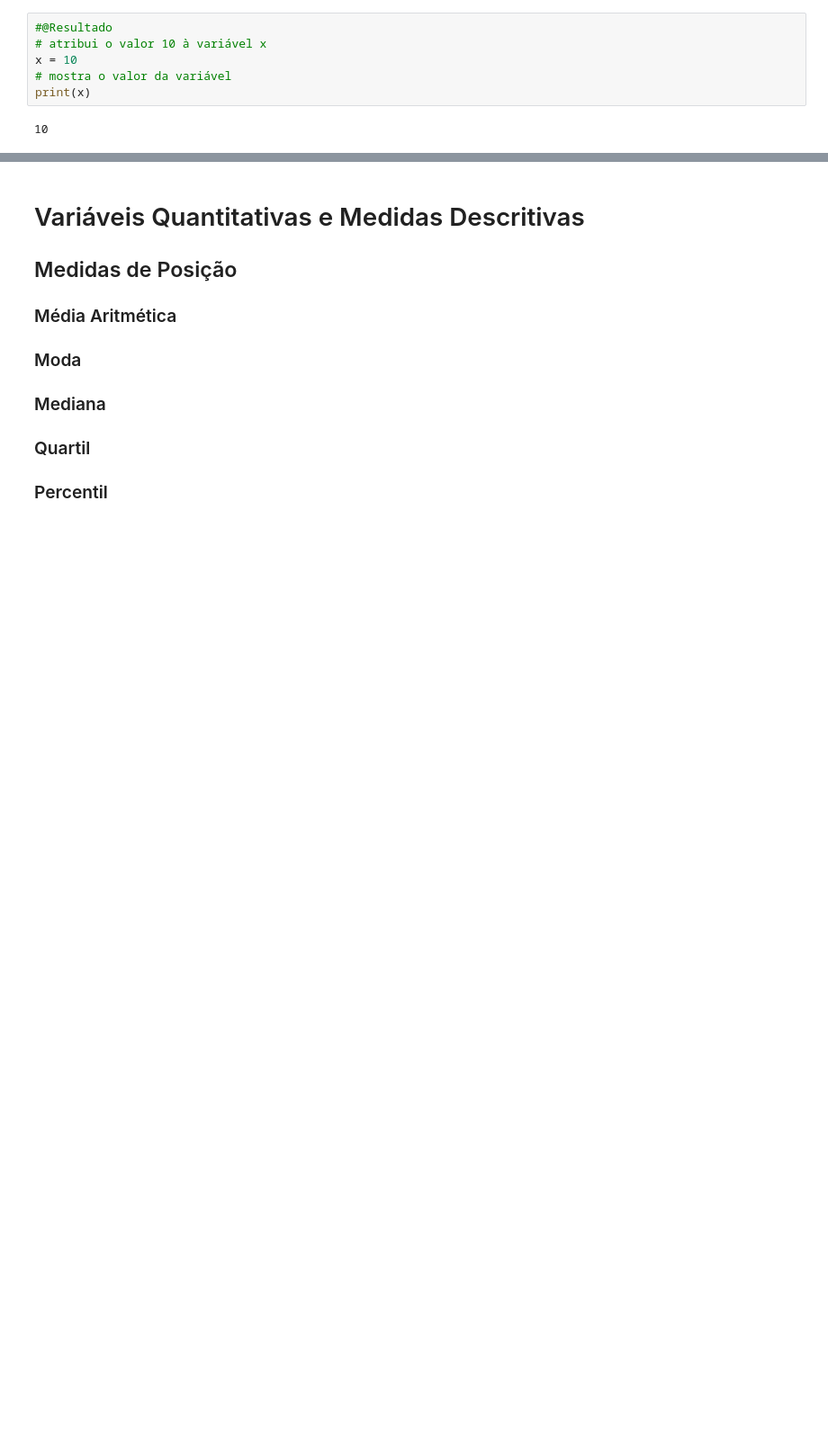
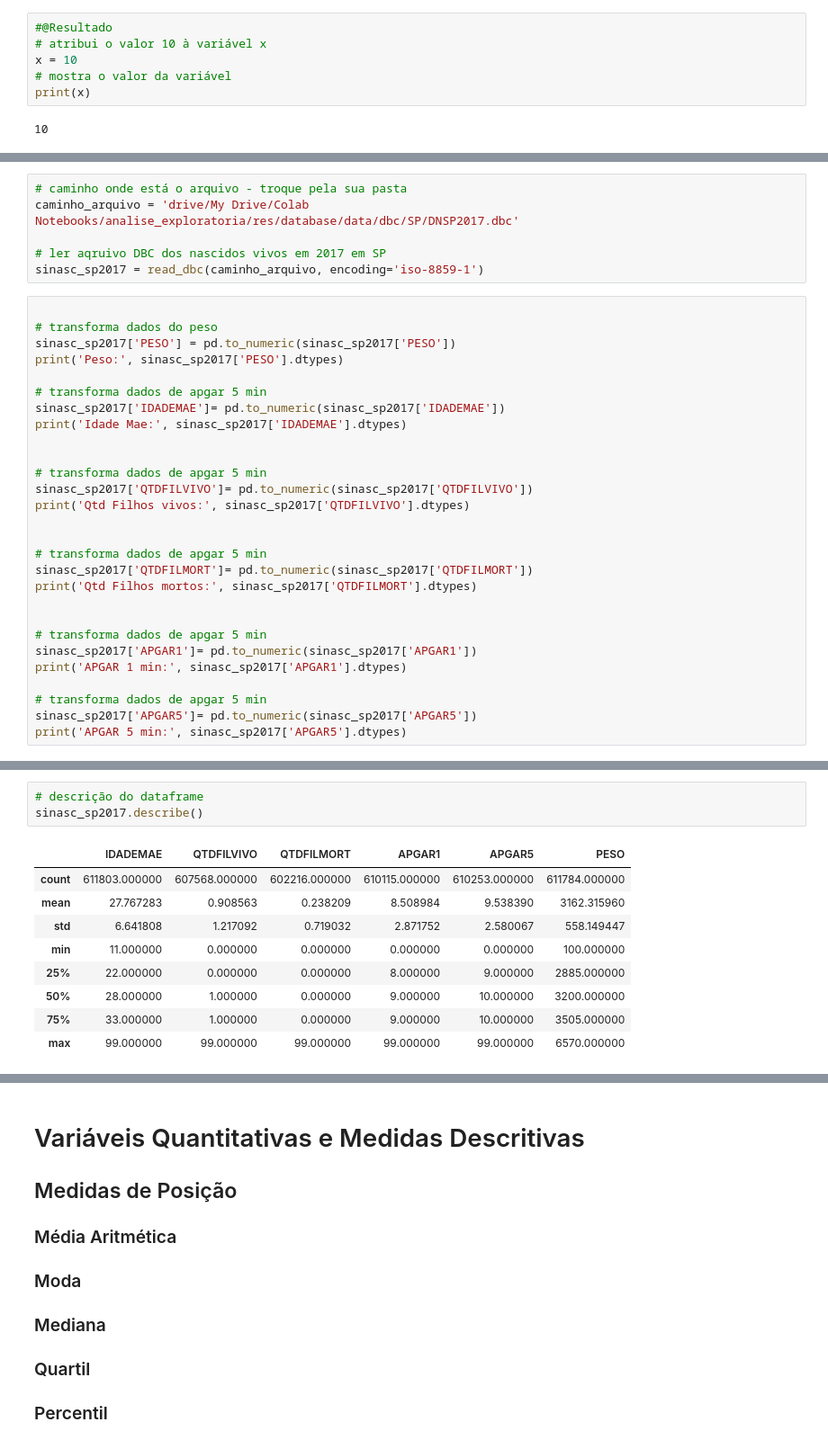
Before and after one commit to fesousa/analise-exploratoria-health-datascience, a Jupyter notebook: analise_explotatoria.ipynb, the cells around one changed output, grey strips where cells are left out. Shown at 90% size. Saved outputs shown, nothing was run; the diff lists cells and outputs as text; blank space fills up the shorter version.

```diff
--- a/analise_explotatoria.ipynb
+++ b/analise_explotatoria.ipynb
@@ -688,0 +1117,34 @@ print(x)
+# %%
+# caminho onde está o arquivo - troque pela sua pasta
+caminho_arquivo = 'drive/My Drive/Colab Notebooks/analise_exploratoria/res/database/data/dbc/SP/DNSP2017.dbc'
+
+# ler aqruivo DBC dos nascidos vivos em 2017 em SP
+sinasc_sp2017 = read_dbc(caminho_arquivo, encoding='iso-8859-1')
+# %%
+
+# transforma dados do peso
+sinasc_sp2017['PESO'] = pd.to_numeric(sinasc_sp2017['PESO'])
+print('Peso:', sinasc_sp2017['PESO'].dtypes)
+
+# transforma dados de apgar 5 min
+sinasc_sp2017['IDADEMAE']= pd.to_numeric(sinasc_sp2017['IDADEMAE'])
+print('Idade Mae:', sinasc_sp2017['IDADEMAE'].dtypes)
+
+
+# transforma dados de apgar 5 min
+sinasc_sp2017['QTDFILVIVO']= pd.to_numeric(sinasc_sp2017['QTDFILVIVO'])
+print('Qtd Filhos vivos:', sinasc_sp2017['QTDFILVIVO'].dtypes)
+
+
+# transforma dados de apgar 5 min
+sinasc_sp2017['QTDFILMORT']= pd.to_numeric(sinasc_sp2017['QTDFILMORT'])
+print('Qtd Filhos mortos:', sinasc_sp2017['QTDFILMORT'].dtypes)
+
+
+# transforma dados de apgar 5 min
+sinasc_sp2017['APGAR1']= pd.to_numeric(sinasc_sp2017['APGAR1'])
+print('APGAR 1 min:', sinasc_sp2017['APGAR1'].dtypes)
+
+# transforma dados de apgar 5 min
+sinasc_sp2017['APGAR5']= pd.to_numeric(sinasc_sp2017['APGAR5'])
+print('APGAR 5 min:', sinasc_sp2017['APGAR5'].dtypes)
@@ -688,0 +1165,13 @@ print(x)
+# %%
+# descrição do dataframe
+sinasc_sp2017.describe()
+# %% [output]
+|  | IDADEMAE | QTDFILVIVO | QTDFILMORT | APGAR1 | APGAR5 | PESO |
+| count | 611803.000000 | 607568.000000 | 602216.000000 | 610115.000000 | 610253.000000 | 611784.000000 |
+| mean | 27.767283 | 0.908563 | 0.238209 | 8.508984 | 9.538390 | 3162.315960 |
+| std | 6.641808 | 1.217092 | 0.719032 | 2.871752 | 2.580067 | 558.149447 |
+| min | 11.000000 | 0.000000 | 0.000000 | 0.000000 | 0.000000 | 100.000000 |
+| 25% | 22.000000 | 0.000000 | 0.000000 | 8.000000 | 9.000000 | 2885.000000 |
+| 50% | 28.000000 | 1.000000 | 0.000000 | 9.000000 | 10.000000 | 3200.000000 |
+| 75% | 33.000000 | 1.000000 | 0.000000 | 9.000000 | 10.000000 | 3505.000000 |
+| max | 99.000000 | 99.000000 | 99.000000 | 99.000000 | 99.000000 | 6570.000000 |
```
Also changed, not shown: parts of 71 cells of this notebook.
